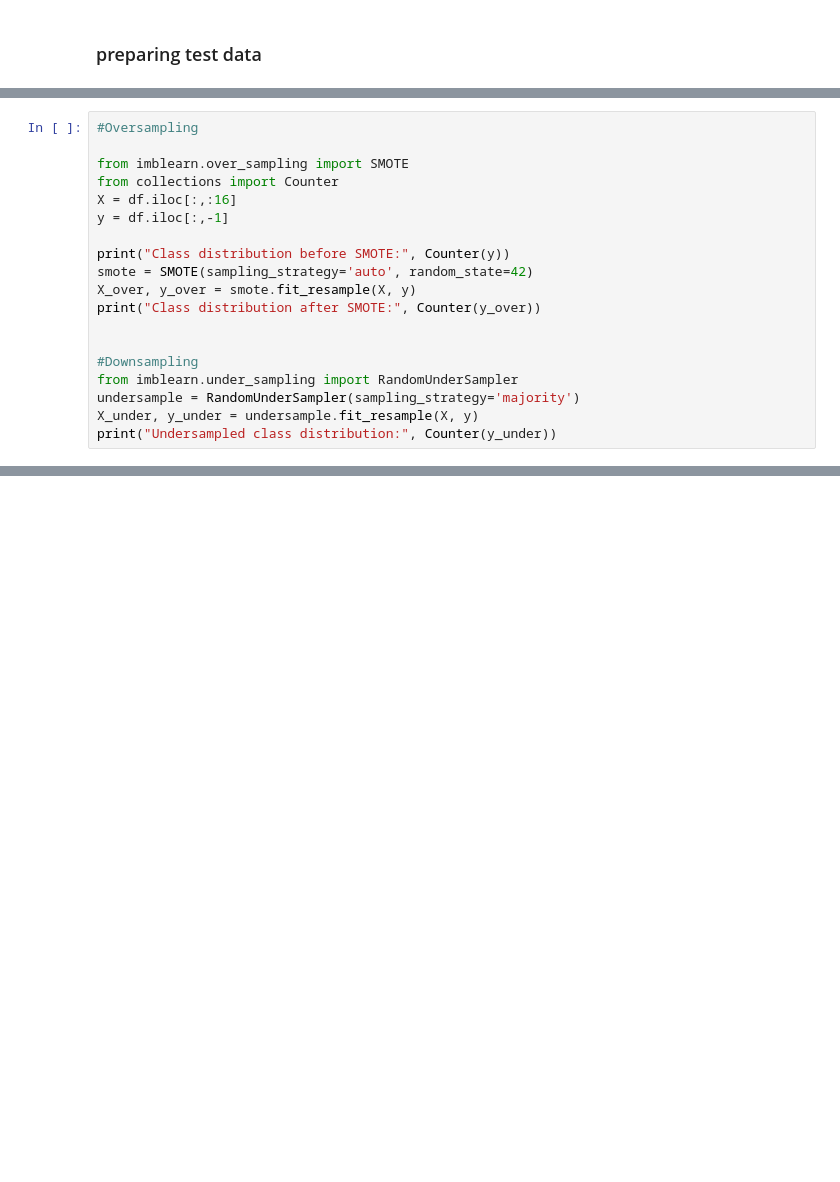
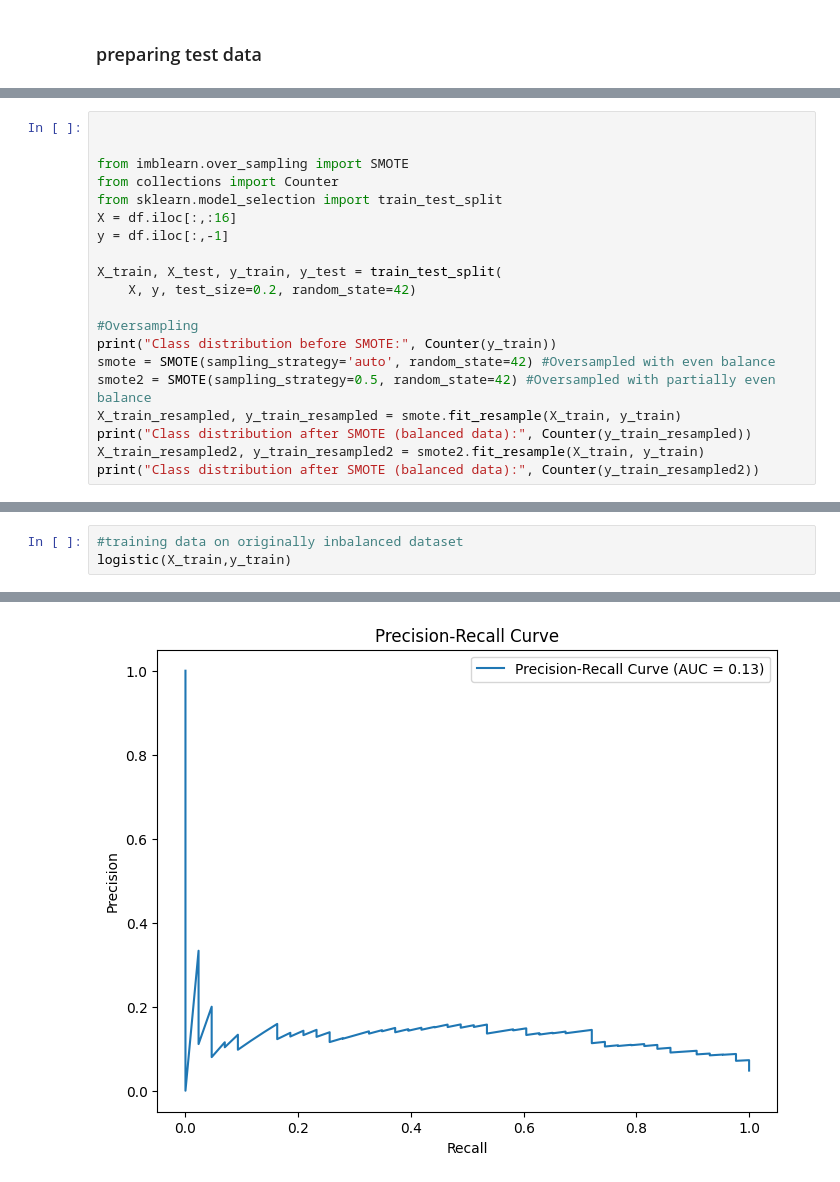
Before and after one commit to rahmanaminoor25/ML-project--stroke, a Jupyter notebook: Classification_project.ipynb, the cells around one changed output, grey strips where cells are left out. Drawn from its saved outputs; the diff is of its cells as text; blank space fills up the shorter version.

Commit message:
logistic regression complete

```diff
--- a/Classification_project.ipynb
+++ b/Classification_project.ipynb
@@ -506,20 +489,21 @@ We will train on the dataset as it is, and ona dataset which is oversampled and
 # %%
-#Oversampling
+
 
 from imblearn.over_sampling import SMOTE
 from collections import Counter
+from sklearn.model_selection import train_test_split
 X = df.iloc[:,:16]
 y = df.iloc[:,-1]
 
-print("Class distribution before SMOTE:", Counter(y))
-smote = SMOTE(sampling_strategy='auto', random_state=42)
-X_over, y_over = smote.fit_resample(X, y)
-print("Class distribution after SMOTE:", Counter(y_over))
+X_train, X_test, y_train, y_test = train_test_split(
+    X, y, test_size=0.2, random_state=42)
 
-
-#Downsampling
-from imblearn.under_sampling import RandomUnderSampler
-undersample = RandomUnderSampler(sampling_strategy='majority')
-X_under, y_under = undersample.fit_resample(X, y)
-print("Undersampled class distribution:", Counter(y_under))
+#Oversampling
+print("Class distribution before SMOTE:", Counter(y_train))
+smote = SMOTE(sampling_strategy='auto', random_state=42) #Oversampled with even balance
+smote2 = SMOTE(sampling_strategy=0.5, random_state=42) #Oversampled with partially even balance
+X_train_resampled, y_train_resampled = smote.fit_resample(X_train, y_train)
+print("Class distribution after SMOTE (balanced data):", Counter(y_train_resampled))
+X_train_resampled2, y_train_resampled2 = smote2.fit_resample(X_train, y_train)
+print("Class distribution after SMOTE (balanced data):", Counter(y_train_resampled2))
 # %% [output]
@@ -528,0 +563,4 @@ Undersampled class distribution: Counter({0: 223, 1: 223})
+# %%
+#training data on originally inbalanced dataset
+logistic(X_train,y_train)
+# %% [output]
@@ -528,0 +594 @@ Undersampled class distribution: Counter({0: 223, 1: 223})
+[figure, added]
```
Also changed, not shown: parts of 14 cells of this notebook.
